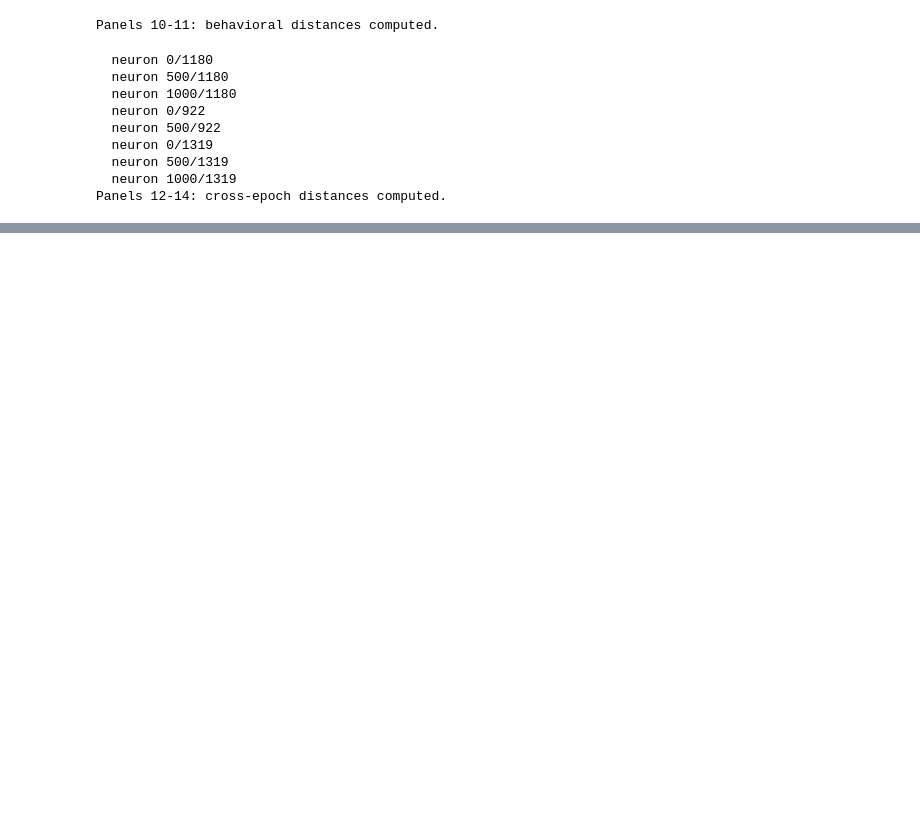
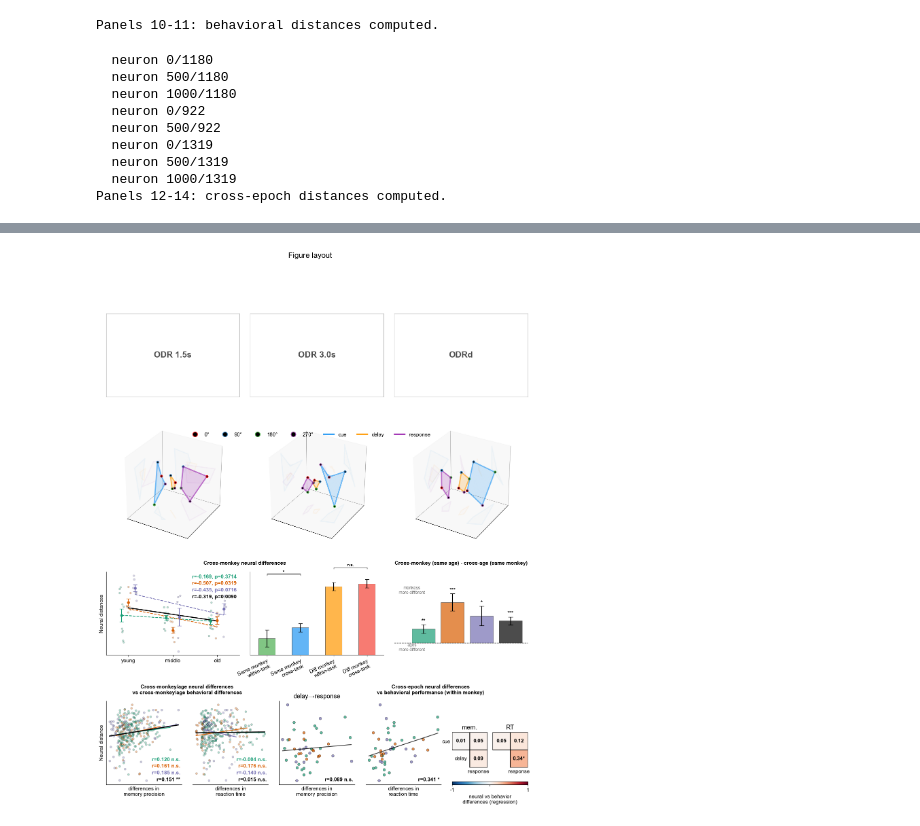
Before and after one commit to jmourabarbosa/geometryofage, a Jupyter notebook: analyses/figure.ipynb, the cells around one changed output, grey strips where cells are left out. Saved outputs shown, nothing was run; the diff lists cells and outputs as text; code cells hidden in the pictures; blank space fills up the shorter version.

```diff
--- a/analyses/figure.ipynb
+++ b/analyses/figure.ipynb
@@ -5,6 +5,11 @@
 %autoreload 2
 
 import numpy as np
+import matplotlib
+matplotlib.rcParams['pdf.fonttype'] = 42
+matplotlib.rcParams['ps.fonttype'] = 42
+matplotlib.rcParams['font.family'] = 'sans-serif'
+matplotlib.rcParams['font.sans-serif'] = ['Arial', 'Helvetica', 'DejaVu Sans']
 import matplotlib.pyplot as plt
 import scipy.stats as sts
 from matplotlib.gridspec import GridSpec
@@ -24,7 +29,7 @@ from functions import (
     draw_3d_alignment, draw_cross_task_bars,
     draw_cross_age_bars, draw_cross_monkey_scatter,
     draw_neural_vs_behavior, draw_cross_epoch_vs_behavior,
-    draw_correlation_matrices,plot_age_distributions,neuron_count_matrix,
+    draw_correlation_matrices, plot_age_distributions,
     STIM_COLORS, STIM_LABELS, TASK_EPOCHS, TASK_COLORS,
 )
 # %% [output]
@@ -158,7 +163,6 @@ print('Panel 8: cross-age computed.')
 
 # Panel 9: cross-monkey by group
 results_by_group, pooled = cross_monkey_by_group(
-    task_data, psth_data, age_groups, N_PCS, MIN_NEURONS, AGE_GROUP_LABELS,
-    method='pearson')
+    task_data, psth_data, age_groups, N_PCS, MIN_NEURONS, AGE_GROUP_LABELS)
 
 print('Panel 9: cross-monkey by group computed.')
@@ -197,8 +212,8 @@ n_conds = 4
 
 plt.rcParams.update({'font.size': 11})
 
-fig = plt.figure(figsize=(16, 16))
-gs = GridSpec(4, 15, figure=fig, hspace=0.35, wspace=0.4)
+fig = plt.figure(figsize=(16, 18))
+gs = GridSpec(4, 15, figure=fig, hspace=0.55, wspace=0.6)
 
 panels = []
 
@@ -226,10 +241,22 @@ for idx in (3, 4, 5):
     cx, cy = pos.x0 + pos.width / 2, pos.y0 + pos.height / 2
     panels[idx].set_position([cx - w/2, cy - h/2, w, h])
 
+# ── Panels 1-3: task labels ──────────────────────────────────────────────
+for i, task_name in enumerate(TASK_LIST):
+    ax = panels[i]
+    ax.text(0.5, 0.5, task_name, transform=ax.transAxes,
+            fontsize=18, fontweight='bold', ha='center', va='center', color='0.3')
+    ax.set_xticks([]); ax.set_yticks([])
+    for spine in ax.spines.values():
+        spine.set_edgecolor('0.7')
+
 # ── Panels 4-6: per-task 3D alignment ────────────────────────────────────
+ROTATIONS = {'ODR 1.5s': (0, 0, 60), 'ODR 3.0s': (0, 45, 45)}
 for col, task_name in enumerate(TASK_LIST):
+    rot = ROTATIONS.get(task_name, (0, 0, 0))
     draw_3d_alignment(panels[3 + col], task_results[task_name],
-                      PLOT_EPOCHS, EPOCH_COLORS, STIM_COLORS, n_conds)
+                      PLOT_EPOCHS, EPOCH_COLORS, STIM_COLORS, n_conds,
+                      rotation=rot)
 
 # Legend for panels 4-6
 dir_handles = [Line2D([0], [0], marker='o', color='w',
@@ -243,53 +270,70 @@ fig.legend(handles=dir_handles + epoch_handles,
            frameon=False, bbox_to_anchor=(0.5, 0.67))
 
 # ── Panel 7: cross-monkey by group ──────────────────────────────────────
-draw_cross_monkey_scatter(panels[6], results_by_group, pooled, AGE_GROUP_LABELS, TASK_COLORS,
-                          method='pearson')
+draw_cross_monkey_scatter(panels[6], results_by_group, pooled, AGE_GROUP_LABELS, TASK_COLORS)
+panels[6].set_xlim(-0.5, len(AGE_GROUP_LABELS) - 0.5)
 
 # ── Panel 8: cross-task bar plot ─────────────────────────────────────────
 draw_cross_task_bars(panels[7], ct_results)
+panels[7].set_xlim(-0.5, len(ct_results['cat_names']) - 0.5)
+
+# ── Shared title: panels 7 & 8 ──────────────────────────────────────────
+p6 = panels[6].get_position()
+p7 = panels[7].get_position()
+fig.text((p6.x0 + p7.x1) / 2, p6.y1 + 0.01,
+         'Cross-monkey neural differences',
+         ha='center', va='bottom', fontsize=11, fontweight='bold')
 
 # ── Panel 9: cross-age bar plot ──────────────────────────────────────────
 draw_cross_age_bars(panels[8], indiv_results, TASK_COLORS)
 panels[8].set_xticks([]); panels[8].set_xlabel('')
 
+# ── Title: panel 9 ──────────────────────────────────────────────────────
+p8 = panels[8].get_position()
+fig.text((p8.x0 + p8.x1) / 2, p8.y1 + 0.01,
+         'Cross-monkey (same age) - cross-age (same monkey)',
+         ha='center', va='bottom', fontsize=11, fontweight='bold')
+
 # ── Panels 10-11: neural vs DI / RT ─────────────────────────────────────
 draw_neural_vs_behavior(panels[9], indiv_results, beh_dist, 'di_dist', TASK_COLORS,
-                        xlabel='DI distance', method='pearson')
+                        xlabel='differences in\nmemory precision')
 draw_neural_vs_behavior(panels[10], indiv_results, beh_dist, 'rt_dist', TASK_COLORS,
-                        xlabel='RT distance', show_ylabel=False, show_left_spine=False,
-                        method='pearson')
+                        xlabel='differences in\nreaction time', show_ylabel=False, show_left_spine=False)
+
+# ── Shared title: panels 10 & 11 ────────────────────────────────────────
+p9 = panels[9].get_position()
+p10 = panels[10].get_position()
+fig.text((p9.x0 + p10.x1) / 2, p9.y1 + 0.01,
+         'Cross-monkey/age neural differences\nvs cross-monkey/age behavioral differences',
+         ha='center', va='bottom', fontsize=11, fontweight='bold')
 
 # ── Panels 12-13: cross-epoch DI/RT vs neural distance delay→resp. ──────
 ce_label = 'delay\u2192response'
 draw_cross_epoch_vs_behavior(panels[11], cross_epoch, CROSS_EPOCH_DEFS, beh_df, monkey_edges,
-                             ce_label, 'DI', TASK_COLORS, xlabel='DI',
-                             method='spearman')
+                             ce_label, 'DI', TASK_COLORS,
+                             xlabel='differences in\nmemory precision',
+                             title='delay\u2192response')
 draw_cross_epoch_vs_behavior(panels[12], cross_epoch, CROSS_EPOCH_DEFS, beh_df, monkey_edges,
-                             ce_label, 'RT', TASK_COLORS, xlabel='RT',
-                             show_left_spine=False, method='spearman')
+                             ce_label, 'RT', TASK_COLORS,
+                             xlabel='differences in\nreaction time',
+                             show_left_spine=False)
 
-# Shared title centered between panels 12 and 13
-p11 = panels[11].get_position()
-p12 = panels[12].get_position()
-fig.text((p11.x0 + p12.x1) / 2, p11.y1 + 0.01,
-         'Neural distance delay\u2192resp.',
-         ha='center', va='bottom', fontsize=11)
-
-# ── Panel 14: correlation matrices (uses gridspec slot directly) ─────────
+# ── Panel 14: correlation matrices ───────────────────────────────────────
 pairs_14 = [('cue', 'delay'), ('cue', 'response'), ('delay', 'response')]
 pos_map = {0: (0, 0), 1: (0, 1), 2: (1, 1)}
 draw_correlation_matrices(fig, gs[3, 12:15], cross_epoch, CROSS_EPOCH_DEFS,
-                          beh_df, monkey_edges, pairs_14, pos_map,
-                          method='spearman')
+                          beh_df, monkey_edges, pairs_14, pos_map)
 
-# ── Label remaining empty panels ─────────────────────────────────────────
-for i in (0, 1, 2):
-    ax = panels[i]
-    ax.text(0.5, 0.5, str(i + 1), transform=ax.transAxes,
-            fontsize=28, fontweight='bold', ha='center', va='center', color='0.3')
-    ax.set_xticks([]); ax.set_yticks([])
-    for spine in ax.spines.values():
-        spine.set_edgecolor('0.7')
+# ── Shared title: panels 12, 13 & 14 ────────────────────────────────────
+p11_ = panels[11].get_position()
+p12_ = panels[12].get_position()
+fig.text((p11_.x0 + 1.0) / 2, p11_.y1 + 0.01,
+         'Cross-epoch neural differences\nvs behavioral performance (within monkey)',
+         ha='center', va='bottom', fontsize=11, fontweight='bold')
 
 plt.suptitle('Figure layout', fontsize=16, y=0.98)
+
+fig.savefig('figures/figure_composite.pdf', bbox_inches='tight', dpi=300)
+fig.savefig('figures/figure_composite.svg', bbox_inches='tight', dpi=300)
+print('Saved to figures/figure_composite.pdf and .svg')
+# %% [output]
@@ -295,0 +341 @@ plt.suptitle('Figure layout', fontsize=16, y=0.98)
+[figure, added]
```
Also changed, not shown: parts of 2 cells of this notebook, 10 other files.
